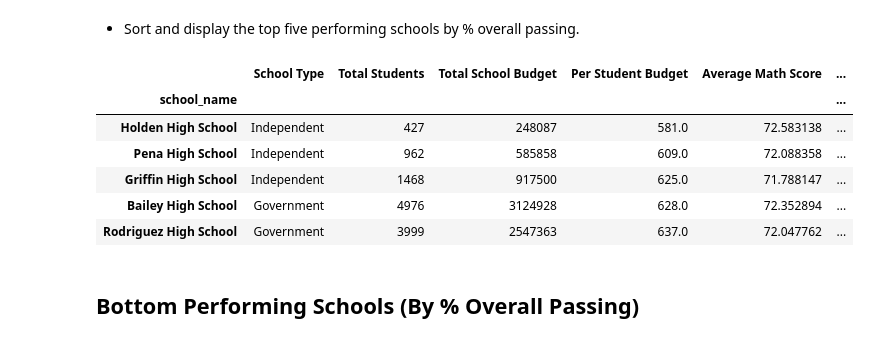
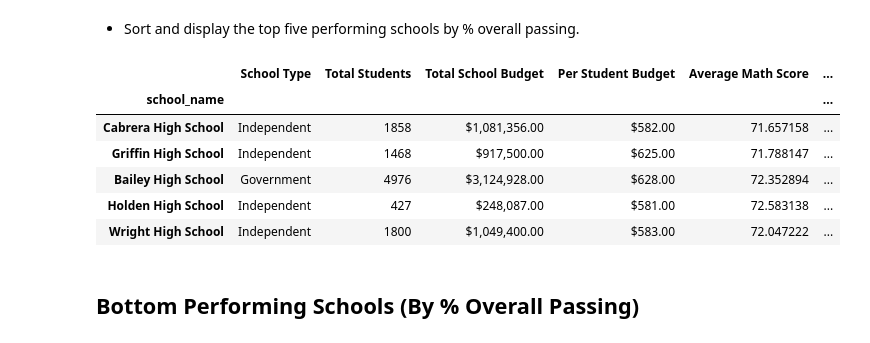
Before and after one commit to nickjaycarr88/pandas_challenge, a Jupyter notebook: PyCitySchools_starter_trial.ipynb, the cells around one changed output. Saved outputs shown, nothing was run; the diff lists cells and outputs as text; code cells hidden in the pictures.

```diff
--- a/PyCitySchools_starter_trial.ipynb
+++ b/PyCitySchools_starter_trial.ipynb
@@ -105,24 +105,24 @@ district_summery
 * Create a dataframe to hold the above results
 # %%
 # Grouped our complete data frame by school name
-grouped_school = school_data_complete.groupby(['school_name'])
+school_grouped = school_data_complete.groupby(['school_name'])
 # Calculate the total student for each school
-total_student = grouped_school.size()
+total_student = school_grouped.size()
 # Get the school type for each school
-school_type = grouped_school['type'].first()
+school_type = school_grouped['type'].first()
 # Calculate the total budget for each school
-total_budget = grouped_school['budget'].first()
+total_budget = school_grouped['budget'].first()
 # Calculate the budget per student for each school
 t_budget_per_student = total_budget/total_student
 # Calculate the average math score for each school
-average_math_score = grouped_school['maths_score'].mean()
+average_maths_score = school_grouped['maths_score'].mean()
 # Calculate the average reading score for each school
-average_reading_score = grouped_school['reading_score'].mean()
+average_reading_score = school_grouped['reading_score'].mean()
 # Calculate the percentange of passing math score for each school
-grouped_passing_math = school_data_complete[school_data_complete['maths_score']>=70].groupby(['school_name']).size()
+grouped_passing_math = school_data_complete[school_data_complete['maths_score']>=50].groupby(['school_name']).size()
 percent_passing_math = (grouped_passing_math/total_student)*100
 # Calculate the percentange of passing math score for each school
-grouped_passing_reading = school_data_complete[school_data_complete['reading_score']>=70].groupby(['school_name']).size()
+grouped_passing_reading = school_data_complete[school_data_complete['reading_score']>=50].groupby(['school_name']).size()
 percent_passing_reading = (grouped_passing_reading/total_student)*100
 # Calculate the overall passing score for each school
 percent_overall_passing = (percent_passing_math + percent_passing_reading)/2
@@ -133,7 +133,7 @@ school={
     'Total Students':total_student,
     'Total School Budget': total_budget,
     'Per Student Budget': t_budget_per_student,
-    'Average Math Score': average_math_score,
+    'Average Math Score': average_maths_score,
     'Average Reading Score': average_reading_score,
     '% Passing Math': percent_passing_math,
     '% Passing Reading': percent_passing_reading,
@@ -141,8 +141,6 @@ school={
 }
 school_summary = pd.DataFrame(school)
 # Create a copy of school summary data frame before formatting to be able to use the numeric data on original data frame later
-displayed_school_summary = school_summary.copy()
-# Formatting the display data frame
 school_summary['Per Student Budget'] = school_summary['Per Student Budget'].map('${:,.2f}'.format)
 school_summary['Total School Budget'] = school_summary['Total School Budget'].map('${:,.2f}'.format)
 school_summary
@@ -169,17 +167,17 @@ school_summary
 # %% [markdown]
 * Sort and display the top five performing schools by % overall passing.
 # %%
-# Sort and display the top five schools in overall passing rate
-top_performing_schools = displayed_school_summary.sort_values(by='% Overall Passing Rate',ascending=False)
-top_performing_schools.head()
+# Sort and display the top five performing schools by % overall passing.
+top_schools = school_summary.sort_values(by='% Overall Passing Rate',ascending=False)
+top_schools.head()
 # %% [output]
 |  | School Type | Total Students | Total School Budget | Per Student Budget | Average Math Score | ... |
 | school_name |  |  |  |  |  | ... |
-| Holden High School | Independent | 427 | 248087 | 581.0 | 72.583138 | ... |
-| Pena High School | Independent | 962 | 585858 | 609.0 | 72.088358 | ... |
-| Griffin High School | Independent | 1468 | 917500 | 625.0 | 71.788147 | ... |
-| Bailey High School | Government | 4976 | 3124928 | 628.0 | 72.352894 | ... |
-| Rodriguez High School | Government | 3999 | 2547363 | 637.0 | 72.047762 | ... |
+| Cabrera High School | Independent | 1858 | $1,081,356.00 | $582.00 | 71.657158 | ... |
+| Griffin High School | Independent | 1468 | $917,500.00 | $625.00 | 71.788147 | ... |
+| Bailey High School | Government | 4976 | $3,124,928.00 | $628.00 | 72.352894 | ... |
+| Holden High School | Independent | 427 | $248,087.00 | $581.00 | 72.583138 | ... |
+| Wright High School | Independent | 1800 | $1,049,400.00 | $583.00 | 72.047222 | ... |
 # %% [markdown]
 ## Bottom Performing Schools (By % Overall Passing)
 # %% [markdown]
```
Also changed, not shown: parts of 6 cells of this notebook, 9 other files.
